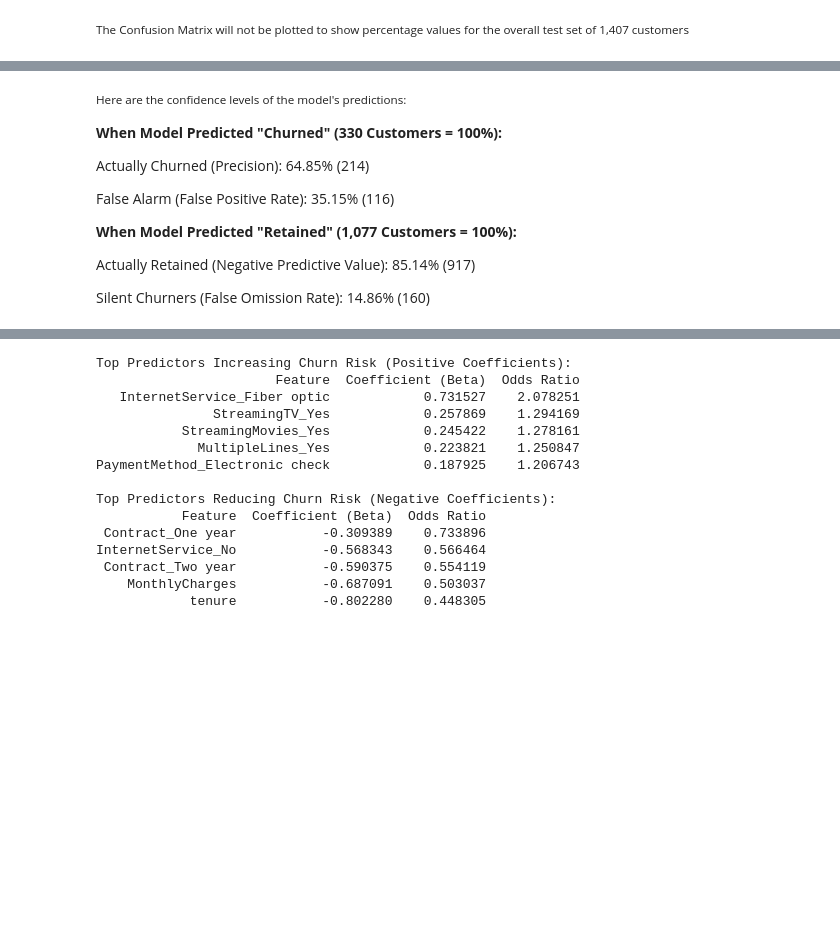
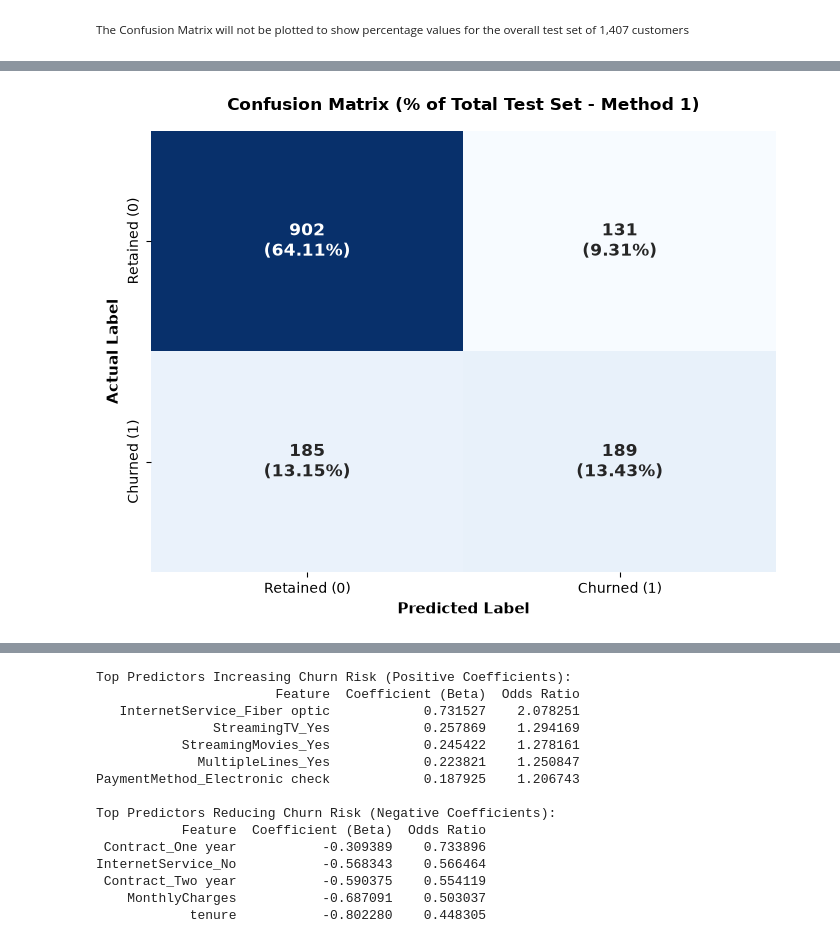
Before and after one commit to Joyy-cloud/TelecomChurning, a Jupyter notebook: 04_predictive_modelling.ipynb, the cells around one changed output, grey strips where cells are left out. Drawn from its saved outputs; the diff is of its cells as text; code cells hidden in the pictures; blank space fills up the shorter version.

Commit message:
Explanation of Confusion Matrix

```diff
--- a/04_predictive_modelling.ipynb
+++ b/04_predictive_modelling.ipynb
@@ -610,14 +574,47 @@ plt.show()
-# %% [markdown]
-<small> Here are the confidence levels of the model's predictions:
-
-**When Model Predicted "Churned" (330 Customers = 100%):**
-
-Actually Churned (Precision): 64.85% (214)
-
-False Alarm (False Positive Rate): 35.15% (116)
-
-**When Model Predicted "Retained" (1,077 Customers = 100%):**
-
-Actually Retained (Negative Predictive Value): 85.14% (917)
-
-Silent Churners (False Omission Rate): 14.86% (160)
+# %%
+
+
+# 1. Confusion matrix counts (Total: 1,407 samples)
+# Top-Left: TN=902, Top-Right: FP=131
+# Bottom-Left: FN=185, Bottom-Right: TP=189
+cm = np.array([[902, 131], [185, 189]])
+
+total_samples = 1407
+
+# 2. Calculate Method 1 percentages (Divide each cell by total sample size)
+cm_perc = (cm / total_samples) * 100
+
+# 3. Create Heatmap Plot
+plt.figure(figsize=(7, 5.5))
+
+ax = sns.heatmap(
+    cm_perc,
+    annot=True,
+    fmt=".2f",
+    cmap="Blues",
+    cbar=False,
+    annot_kws={"size": 12, "weight": "bold"},
+    xticklabels=["Retained (0)", "Churned (1)"],
+    yticklabels=["Retained (0)", "Churned (1)"],
+)
+
+plt.title(
+    "Confusion Matrix (% of Total Test Set - Method 1)",
+    fontsize=12,
+    fontweight="bold",
+    pad=15,
+)
+plt.xlabel("Predicted Label", fontsize=11, fontweight="bold")
+plt.ylabel("Actual Label", fontsize=11, fontweight="bold")
+
+# 4. Display both raw counts and formatted percentages in each cell
+for i in range(cm.shape[0]):
+    for j in range(cm.shape[1]):
+        ax.texts[i * cm.shape[1] + j].set_text(
+            f"{cm[i, j]}\n({cm_perc[i, j]:.2f}%)"
+        )
+
+plt.tight_layout()
+plt.show()
+# %% [output]
+[figure, added]
```
Also changed, not shown: parts of 4 cells of this notebook.
